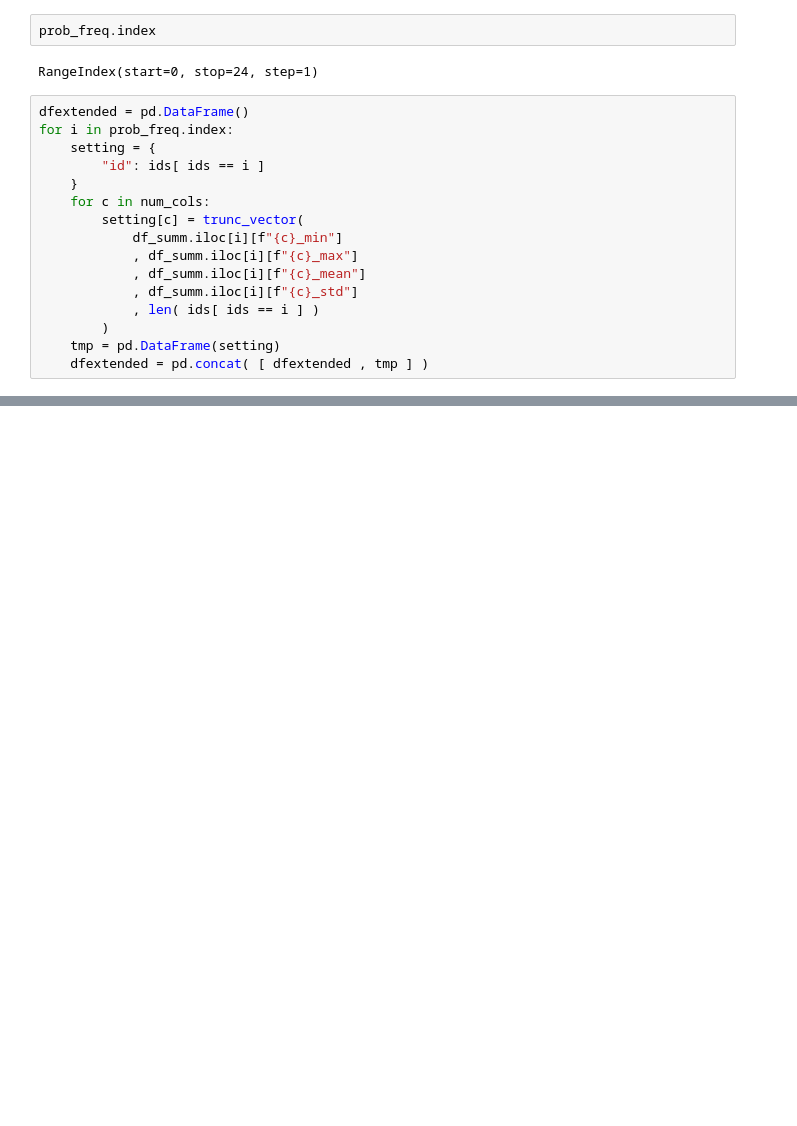
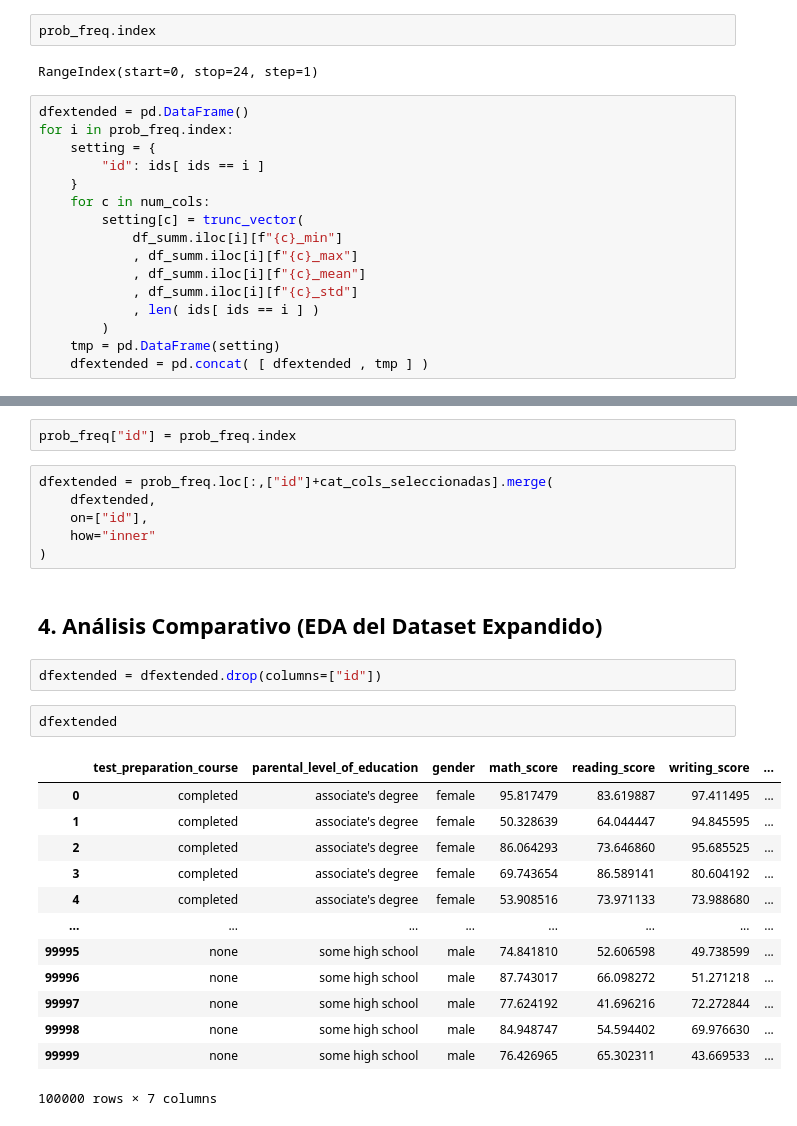
Before and after one commit to JosueSalomon/Proyecto_1_Teoria_de_la_simulacion, a Jupyter notebook: EDA.ipynb, the cells around one changed output, grey strips where cells are left out. Cells and saved outputs as stored; diff of their text form; blank space fills up the shorter version.

Commit message:
Se termino expansion y comparar los dos dataframe, solo documentar la parte de la expansion

```diff
--- a/EDA.ipynb
+++ b/EDA.ipynb
@@ -607 +617,29 @@ dfextended
 100000 rows × 5 columns
+# %%
+prob_freq["id"] = prob_freq.index
+# %%
+dfextended = prob_freq.loc[:,["id"]+cat_cols_seleccionadas].merge(
+    dfextended,
+    on=["id"],
+    how="inner"
+)
+# %% [markdown]
+## 4. Análisis Comparativo (EDA del Dataset Expandido)
+# %%
+dfextended = dfextended.drop(columns=["id"])
+# %%
+dfextended
+# %% [output]
+|  | test_preparation_course | parental_level_of_education | gender | math_score | reading_score | writing_score | ... |
+| 0 | completed | associate's degree | female | 95.817479 | 83.619887 | 97.411495 | ... |
+| 1 | completed | associate's degree | female | 50.328639 | 64.044447 | 94.845595 | ... |
+| 2 | completed | associate's degree | female | 86.064293 | 73.646860 | 95.685525 | ... |
+| 3 | completed | associate's degree | female | 69.743654 | 86.589141 | 80.604192 | ... |
+| 4 | completed | associate's degree | female | 53.908516 | 73.971133 | 73.988680 | ... |
+| ... | ... | ... | ... | ... | ... | ... | ... |
+| 99995 | none | some high school | male | 74.841810 | 52.606598 | 49.738599 | ... |
+| 99996 | none | some high school | male | 87.743017 | 66.098272 | 51.271218 | ... |
+| 99997 | none | some high school | male | 77.624192 | 41.696216 | 72.272844 | ... |
+| 99998 | none | some high school | male | 84.948747 | 54.594402 | 69.976630 | ... |
+| 99999 | none | some high school | male | 76.426965 | 65.302311 | 43.669533 | ... |
+100000 rows × 7 columns
```
Also changed, not shown: parts of 38 cells of this notebook.
